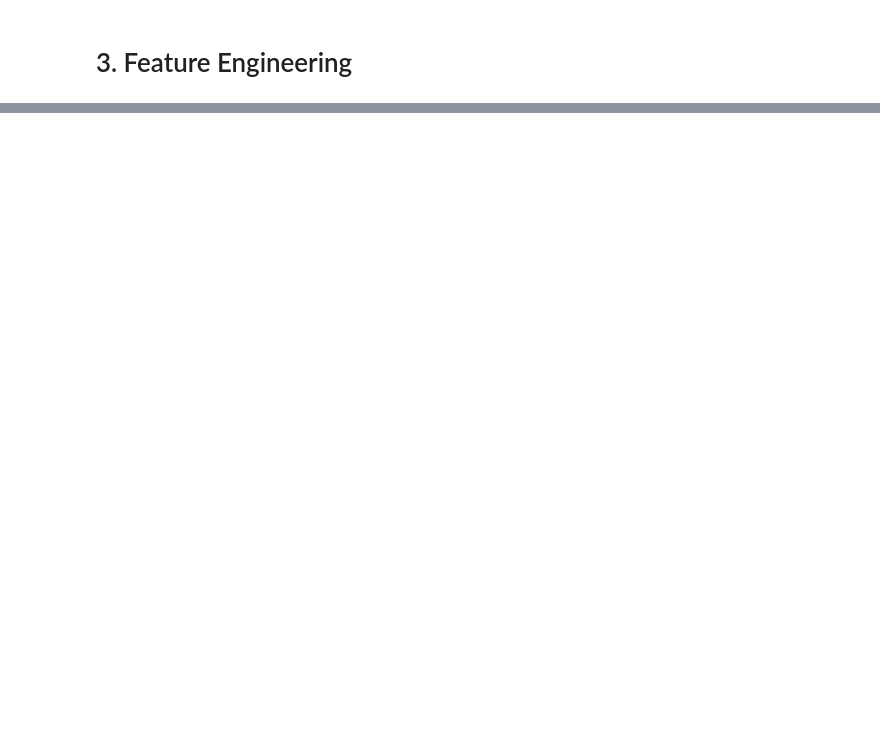
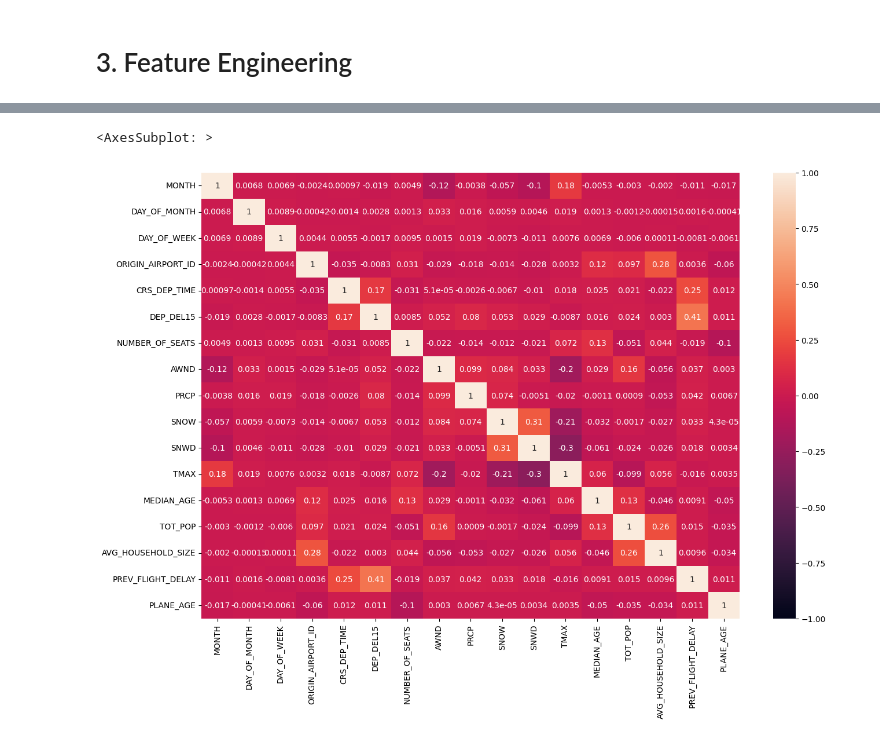
Before and after one commit to rvloenhout/DSS_Master_Thesis, a Jupyter notebook: _1. Data Preprocessing/2. Data cleaning, Preprocessing and EDA.ipynb, the cells around one changed output, grey strips where cells are left out. Saved outputs shown, nothing was run; the diff lists cells and outputs as text; code cells hidden in the pictures; blank space fills up the shorter version.

```diff
--- a/_1. Data Preprocessing/2. Data cleaning, Preprocessing and EDA.ipynb
+++ b/_1. Data Preprocessing/2. Data cleaning, Preprocessing and EDA.ipynb
@@ -232,6 +291,6 @@ except Exception as e:
 # 3. Feature Engineering
 # %%
 #Feature Enginering of "Previous_flight_delayed"
-ontime_reporting_export = ontime_reporting_export.sort_values(['MONTH', 'DAY_OF_MONTH', 'TAIL_NUM', 'DEP_TIME'])
+ontime_reporting_export = ontime_reporting_export.sort_values(['MONTH', 'DAY_OF_MONTH', 'TAIL_NUM', 'CRS_DEP_TIME'])
 ontime_reporting_export["PREV_FLIGHT_DELAY"] = 0
 ontime_reporting_export.loc[(ontime_reporting_export["TAIL_NUM"] == ontime_reporting_export["TAIL_NUM"].shift(1)) & (ontime_reporting_export["DEP_DEL15"].shift(1) == True), "PREV_FLIGHT_DELAY"] = 1
@@ -238,2 +318,12 @@ ontime_reporting_export.loc[(ontime_reporting_export["TAIL_NUM"] == ontime_repor
+# %%
+#Airplane age: build year - 2019
+ontime_reporting_export['PLANE_AGE'] = 2019 - ontime_reporting_export['MANUFACTURE_YEAR']
+ontime_reporting_export = ontime_reporting_export.drop(columns=["MANUFACTURE_YEAR"])
+# %%
+plt.figure(figsize=(15, 10))
+sns.heatmap(ontime_reporting_export.corr(numeric_only=True), vmin=-1, vmax=1, annot=True)
+# %% [output]
+<AxesSubplot: >
+[figure, added]
 # %%
 #Exporting the cleaned dataset
```
Also changed, not shown: parts of 23 cells of this notebook, 4 other files.
